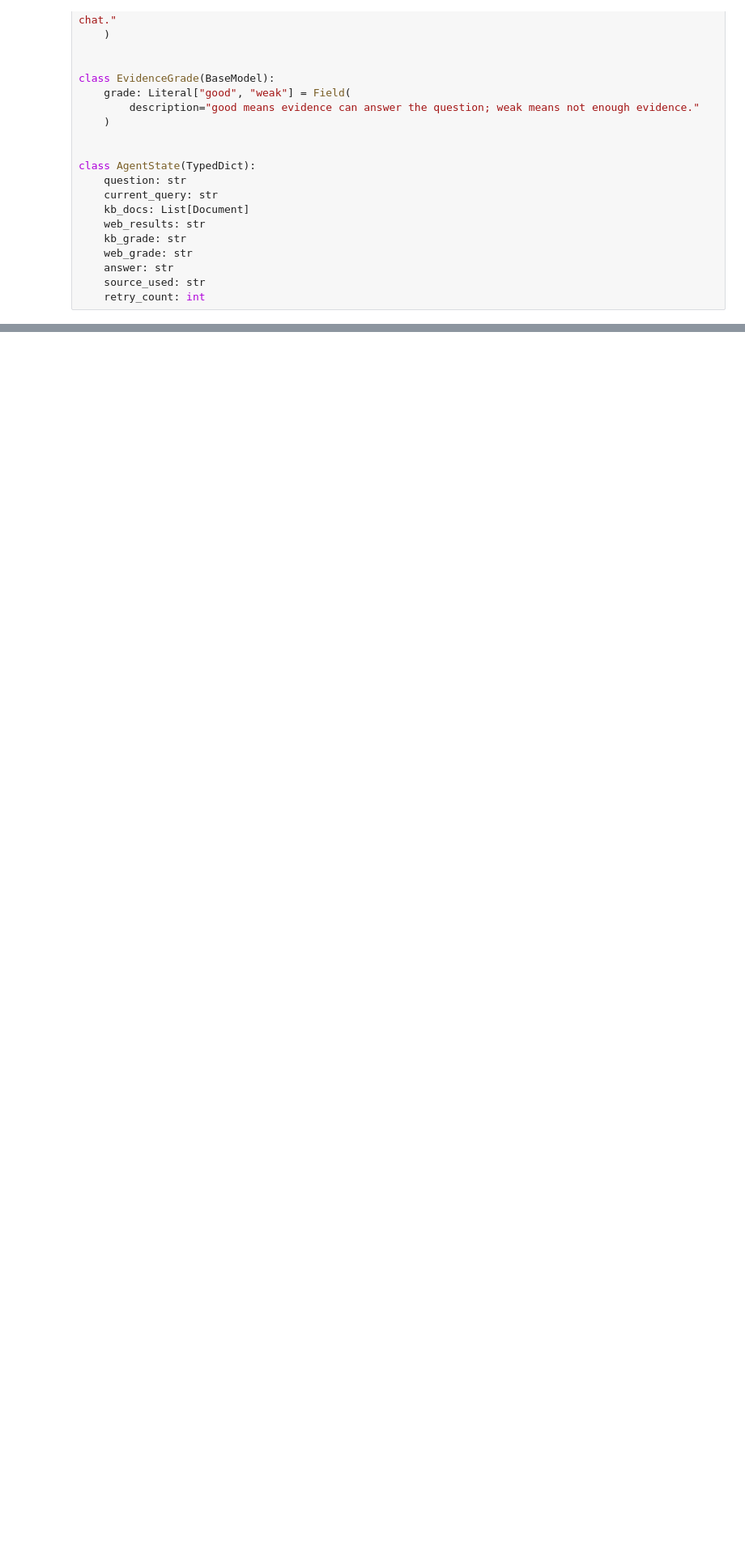
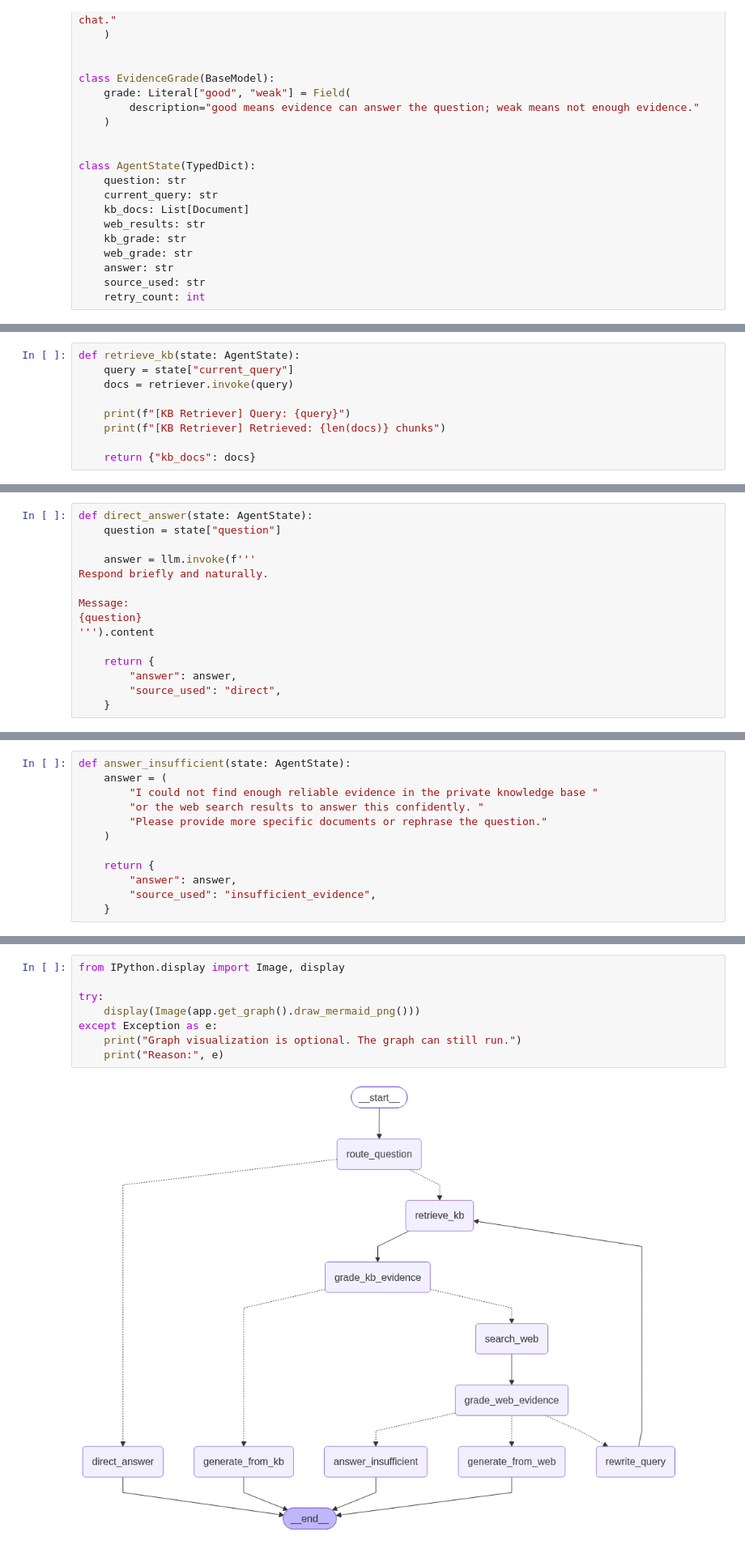
Before and after one commit to sumran58/Enterprise-IT-Support-Agentic-RAG-Copilot, a Jupyter notebook: notebooks/Agentic_rag.ipynb, the cells around one changed output, grey strips where cells are left out. Shown at 81% size. Saved outputs shown, nothing was run; the diff lists cells and outputs as text; blank space fills up the shorter version.

```diff
--- a/notebooks/Agentic_rag.ipynb
+++ b/notebooks/Agentic_rag.ipynb
@@ -305,0 +355,9 @@ class AgentState(TypedDict):
+# %%
+def retrieve_kb(state: AgentState):
+    query = state["current_query"]
+    docs = retriever.invoke(query)
+
+    print(f"[KB Retriever] Query: {query}")
+    print(f"[KB Retriever] Retrieved: {len(docs)} chunks")
+
+    return {"kb_docs": docs}
@@ -305,0 +586,15 @@ class AgentState(TypedDict):
+# %%
+def direct_answer(state: AgentState):
+    question = state["question"]
+
+    answer = llm.invoke(f'''
+Respond briefly and naturally.
+
+Message:
+{question}
+''').content
+
+    return {
+        "answer": answer,
+        "source_used": "direct",
+    }
@@ -305,0 +603,12 @@ class AgentState(TypedDict):
+# %%
+def answer_insufficient(state: AgentState):
+    answer = (
+        "I could not find enough reliable evidence in the private knowledge base "
+        "or the web search results to answer this confidently. "
+        "Please provide more specific documents or rephrase the question."
+    )
+
+    return {
+        "answer": answer,
+        "source_used": "insufficient_evidence",
+    }
@@ -305,0 +680,10 @@ class AgentState(TypedDict):
+# %%
+from IPython.display import Image, display
+
+try:
+    display(Image(app.get_graph().draw_mermaid_png()))
+except Exception as e:
+    print("Graph visualization is optional. The graph can still run.")
+    print("Reason:", e)
+# %% [output]
+[figure, added]
```
Also changed, not shown: parts of 31 cells of this notebook.
